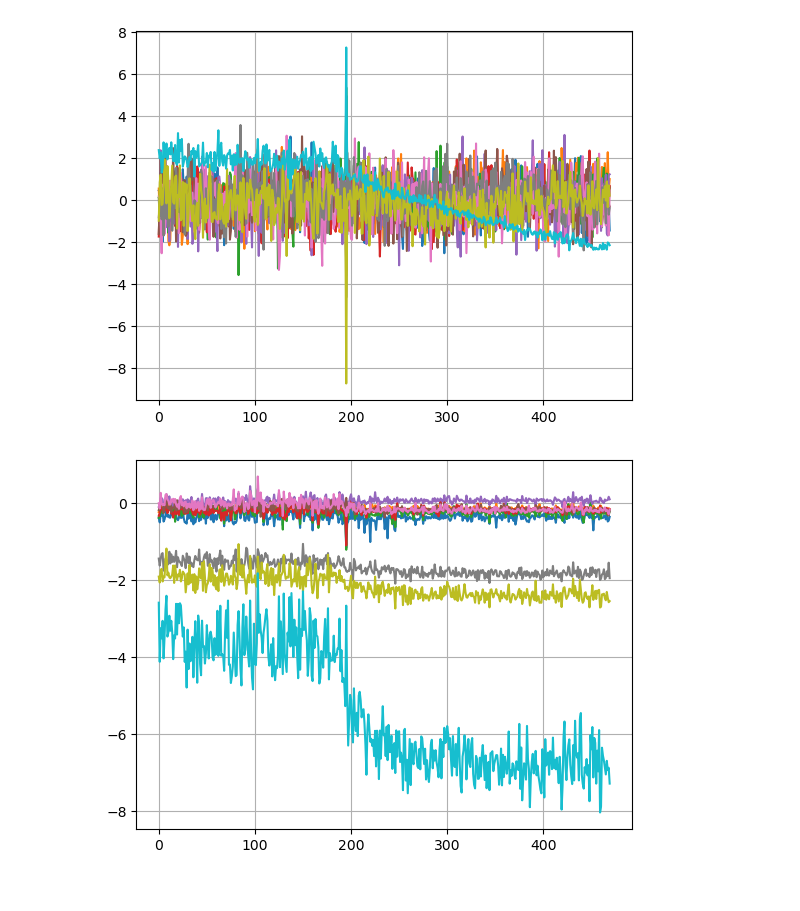
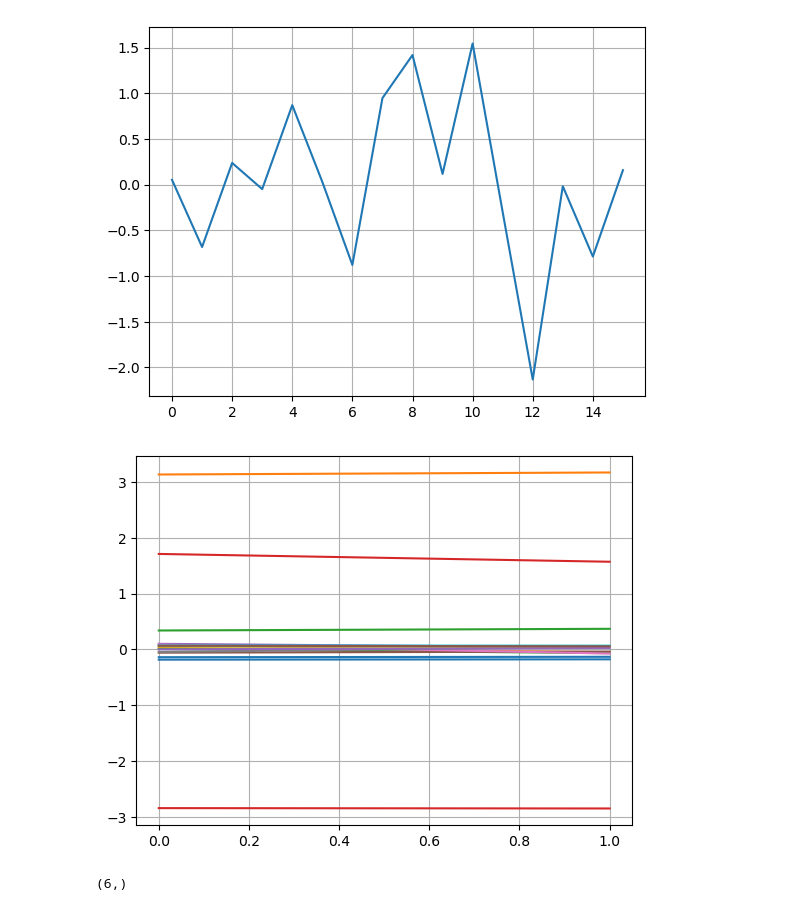
Before and after one commit to AnisKadri/VAE, a Jupyter notebook: draft_pipe.ipynb, the cells around one changed output. Cells and saved outputs as stored; diff of their text form; code cells hidden in the pictures.

```diff
--- a/draft_pipe.ipynb
+++ b/draft_pipe.ipynb
@@ -197,6 +49,6 @@ opt = optim.Adam(v.parameters())
 # %%
 X = Gen(time, step, val, n_channels, effects)
-serie, params, e_params = X.parameters()
+x, params, e_params = X.parameters()
 print(params)
 print(e_params)
 X.show()
@@ -238,35 +107,21 @@ Train Epoch: 49 [400/470 (85%)] Loss: 19.712164
 # %%
 x_hat = np.array([])
-z_hat = np.array([])
-mu_hat = np.array([])
-var_hat = np.array([])
-# v.eval()
-for i, data in enumerate(train_data):
+# z_hat = np.array([])
+# mu_hat = np.array([])
+# var_hat = np.array([])
+v.eval()
+for i, data in enumerate(test_data):
     x_rec, mu, log = v(data)
-    z = v.reparametrization_trick(mu, log)
-#     print(z.shape)
-
-
-#     loss = criterion(x_rec, W[0], mu, log)
 
     x_rec = x_rec.detach().numpy()
-    z = z.detach().numpy()
-    mu = mu.detach().numpy()
-    log = log.detach().numpy()
-#     print(x_rec.shape)
-#     print(x_hat.shape)
+
     if len(x_hat) == 0:
         x_hat = x_rec
-        z_hat = z
-        mu_hat = mu
-        var_hat = log
     else:
         x_hat= np.append(x_hat, x_rec, axis= 0)
-        z_hat= np.append(z_hat, z, axis= 0)
-        mu_hat= np.append(mu_hat, mu, axis= 0)
-        var_hat= np.append(var_hat, log, axis= 0)
+
 print(x_hat.shape)
 plt.plot(x_hat, "*")
-plt.plot(serie.T[:-L], "-")
+plt.plot(test_.T[:-L], "-")
 plt.grid(True)
 # %% [output]
@@ -275,10 +130,14 @@ plt.grid(True)
 # %%
-plt.plot(z_hat)
+plt.plot(z_hat[-1])
 plt.grid(True)
 # %% [output]
-[figure, old version]
+[figure, new version]
 # %%
-plt.plot(var_hat)
+plt.plot(mu.detach())
 plt.grid(True)
 # %% [output]
-[figure, old version]
+[figure, new version]
+# %%
+z_hat[-1].shape
+# %% [output]
+(6,)
```
Also changed, not shown: parts of 18 cells of this notebook, 3 other files.
